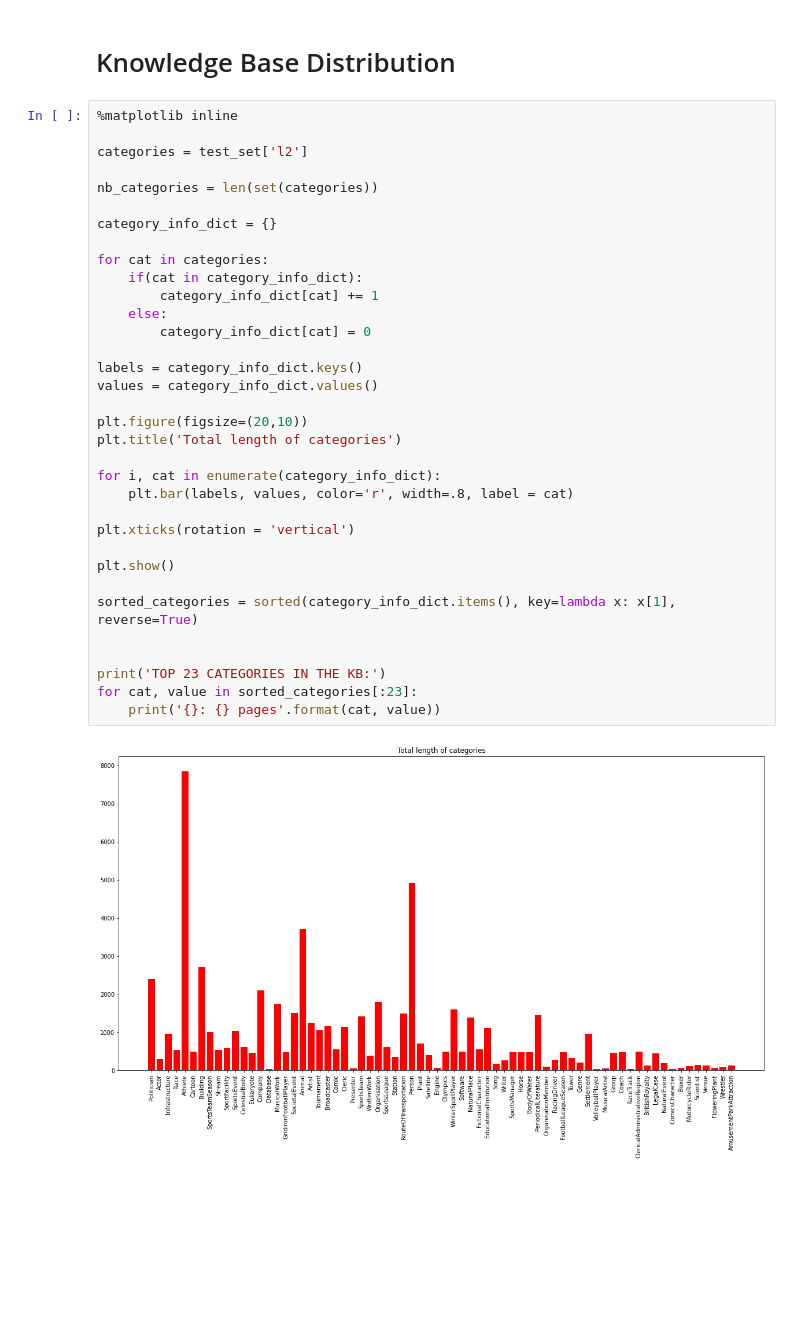
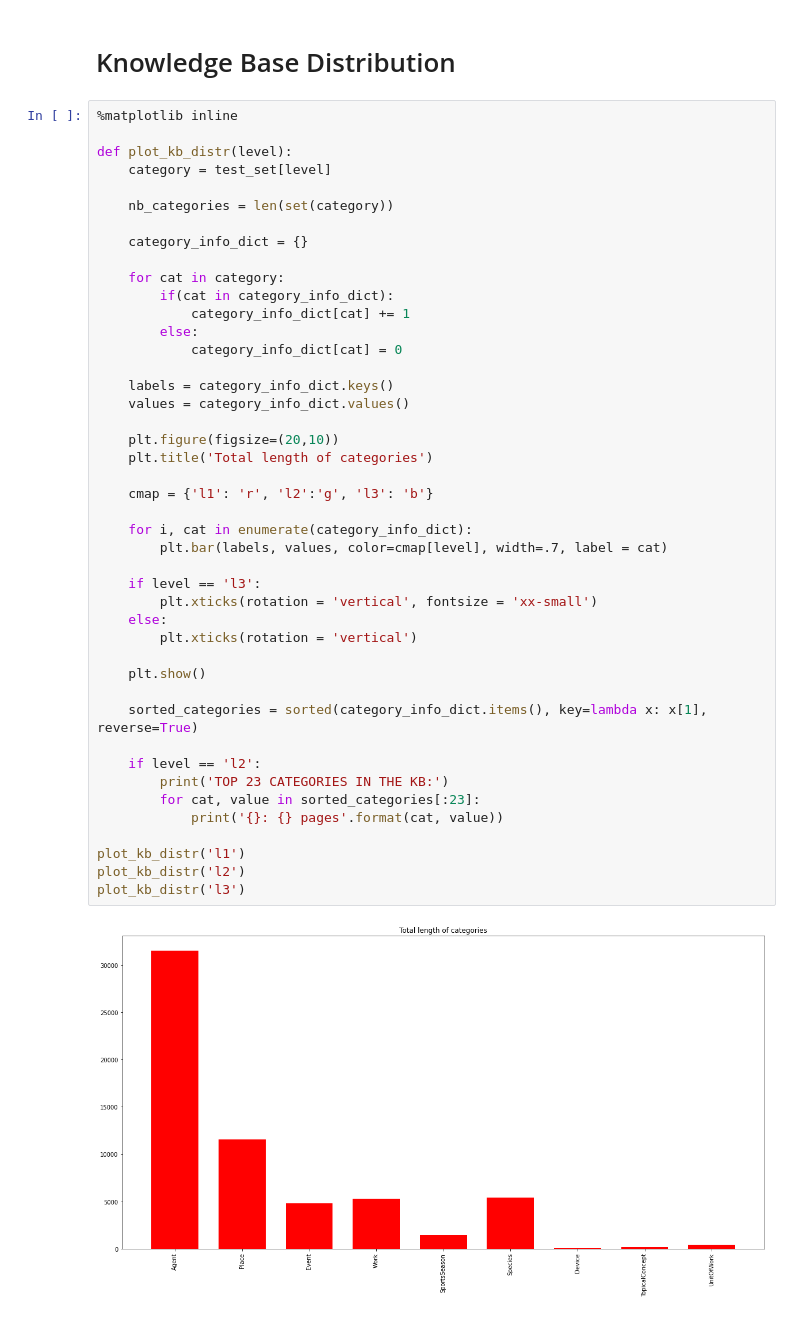
Before and after one commit to nictuss/WIR-project, a Jupyter notebook: WIRNotebook.ipynb, the cells around one changed output. Cells and saved outputs as stored; diff of their text form; blank space fills up the shorter version.

Commit message:
added plots for the other 2 levels of classes in the KB

```diff
--- a/WIRNotebook.ipynb
+++ b/WIRNotebook.ipynb
@@ -11,36 +11,46 @@ val_set = pd.read_csv('Datasets/dbpedia-classes/DBPEDIA_val.csv')
 # %%
 %matplotlib inline
 
-categories = test_set['l2']
+def plot_kb_distr(level):
+    category = test_set[level]
 
-nb_categories = len(set(categories))
+    nb_categories = len(set(category))
 
-category_info_dict = {}
+    category_info_dict = {}
 
-for cat in categories:
-    if(cat in category_info_dict):
-        category_info_dict[cat] += 1
+    for cat in category:
+        if(cat in category_info_dict):
+            category_info_dict[cat] += 1
+        else:
+            category_info_dict[cat] = 0
+
+    labels = category_info_dict.keys()
+    values = category_info_dict.values()
+
+    plt.figure(figsize=(20,10))
+    plt.title('Total length of categories')
+
+    cmap = {'l1': 'r', 'l2':'g', 'l3': 'b'}
+
+    for i, cat in enumerate(category_info_dict):
+        plt.bar(labels, values, color=cmap[level], width=.7, label = cat)
+
+    if level == 'l3':
+        plt.xticks(rotation = 'vertical', fontsize = 'xx-small')
     else:
-        category_info_dict[cat] = 0
+        plt.xticks(rotation = 'vertical')
 
-labels = category_info_dict.keys()
-values = category_info_dict.values()
+    plt.show()
 
-plt.figure(figsize=(20,10))
-plt.title('Total length of categories')
+    sorted_categories = sorted(category_info_dict.items(), key=lambda x: x[1], reverse=True)
 
-for i, cat in enumerate(category_info_dict):
-    plt.bar(labels, values, color='r', width=.8, label = cat)
+    if level == 'l2':
+        print('TOP 23 CATEGORIES IN THE KB:')
+        for cat, value in sorted_categories[:23]:
+            print('{}: {} pages'.format(cat, value))
 
-plt.xticks(rotation = 'vertical')
-
-plt.show()
-
-sorted_categories = sorted(category_info_dict.items(), key=lambda x: x[1], reverse=True)
-
-
-print('TOP 23 CATEGORIES IN THE KB:')
-for cat, value in sorted_categories[:23]:
-    print('{}: {} pages'.format(cat, value))
+plot_kb_distr('l1')
+plot_kb_distr('l2')
+plot_kb_distr('l3')
 # %% [output]
-[figure, old version]
+[figure, new version]
```
Also changed, not shown: parts of 1 cell of this notebook.
